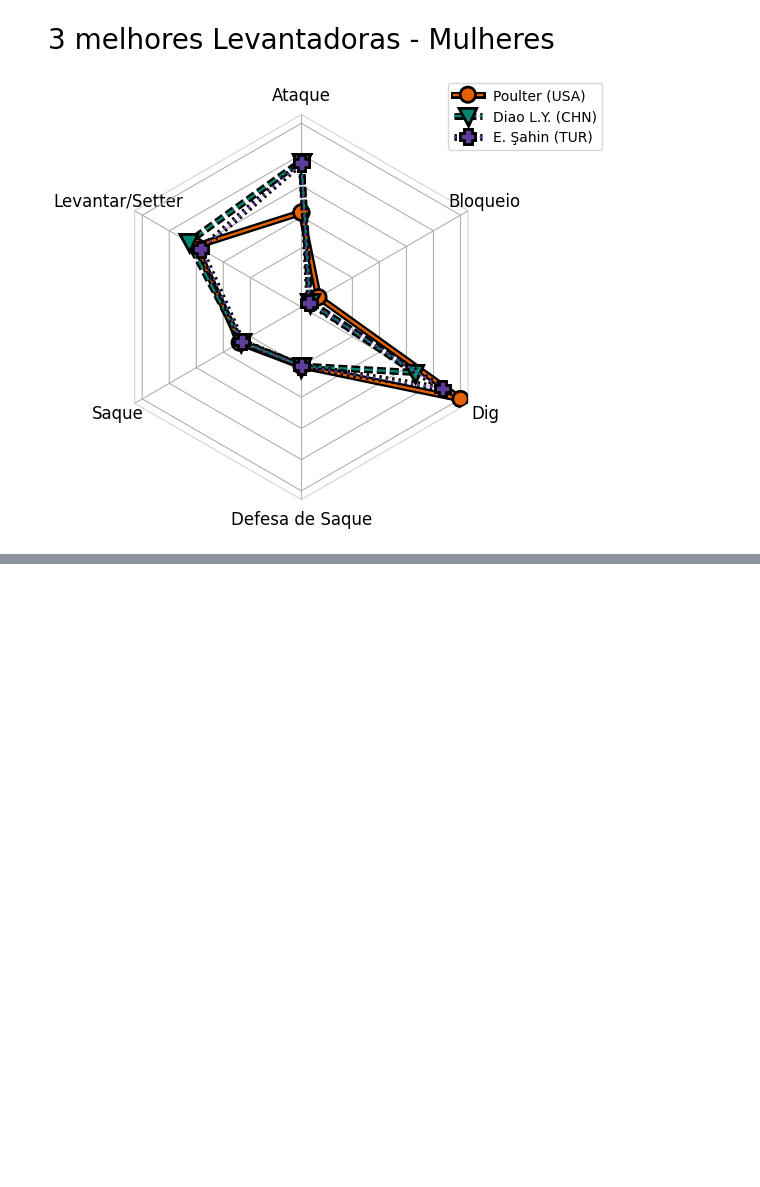
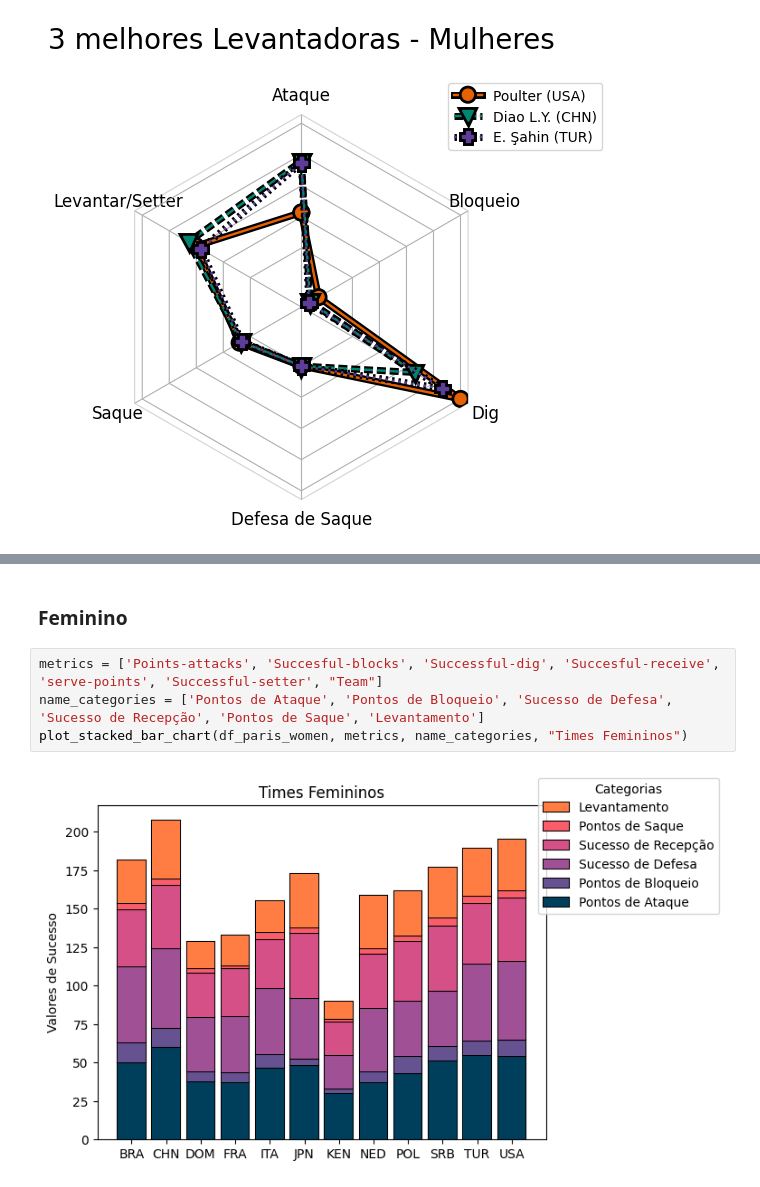
Before and after one commit to Malu-L/Projeto-DataVis, a Jupyter notebook: ECVD_2/main.ipynb, the cells around one changed output, grey strips where cells are left out. Saved outputs shown, nothing was run; the diff lists cells and outputs as text; blank space fills up the shorter version.

```diff
--- a/ECVD_2/main.ipynb
+++ b/ECVD_2/main.ipynb
@@ -441,0 +500,8 @@ plt.show()
+# %% [markdown]
+### Feminino
+# %%
+metrics = ['Points-attacks', 'Succesful-blocks', 'Successful-dig', 'Succesful-receive', 'serve-points', 'Successful-setter', "Team"]
+name_categories = ['Pontos de Ataque', 'Pontos de Bloqueio', 'Sucesso de Defesa', 'Sucesso de Recepção', 'Pontos de Saque', 'Levantamento']
+plot_stacked_bar_chart(df_paris_women, metrics, name_categories, "Times Femininos")
+# %% [output]
+[figure, added]
```
Also changed, not shown: parts of 8 cells of this notebook.
